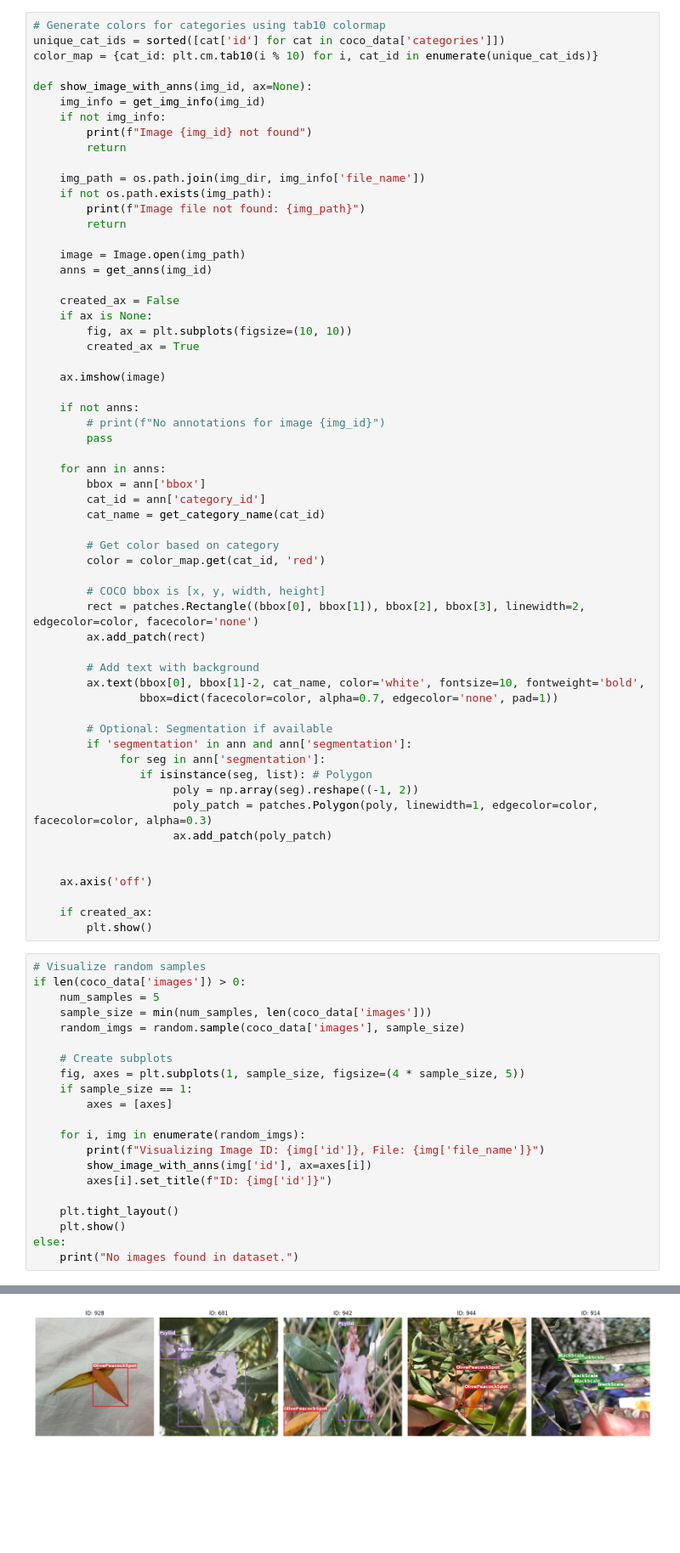
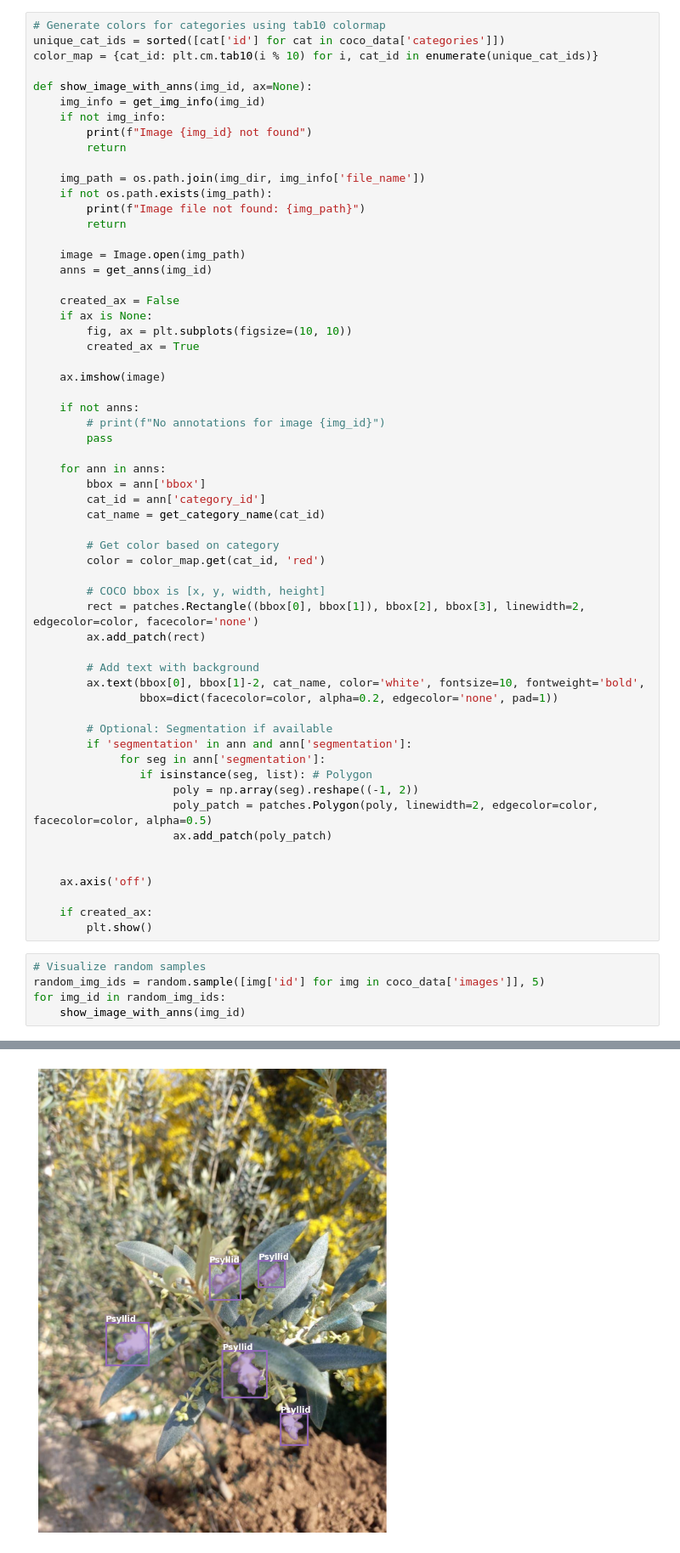
Before and after one commit to DogRog/no-time-to-train, a Jupyter notebook: notebooks/visualize_olive.ipynb, the cells around one changed output, grey strips where cells are left out. Shown at 85% size. Cells and saved outputs as stored; diff of their text form; blank space fills up the shorter version.

```diff
--- a/notebooks/visualize_olive.ipynb
+++ b/notebooks/visualize_olive.ipynb
@@ -83,14 +83,14 @@ def show_image_with_anns(img_id, ax=None):
 
         # Add text with background
         ax.text(bbox[0], bbox[1]-2, cat_name, color='white', fontsize=10, fontweight='bold',
-                bbox=dict(facecolor=color, alpha=0.7, edgecolor='none', pad=1))
+                bbox=dict(facecolor=color, alpha=0.2, edgecolor='none', pad=1))
 
         # Optional: Segmentation if available
         if 'segmentation' in ann and ann['segmentation']:
              for seg in ann['segmentation']:
                 if isinstance(seg, list): # Polygon
                      poly = np.array(seg).reshape((-1, 2))
-                     poly_patch = patches.Polygon(poly, linewidth=1, edgecolor=color, facecolor=color, alpha=0.3)
+                     poly_patch = patches.Polygon(poly, linewidth=2, edgecolor=color, facecolor=color, alpha=0.5)
                      ax.add_patch(poly_patch)
 
 
@@ -100,23 +100,7 @@ def show_image_with_anns(img_id, ax=None):
         plt.show()
 # %%
 # Visualize random samples
-if len(coco_data['images']) > 0:
-    num_samples = 5
-    sample_size = min(num_samples, len(coco_data['images']))
-    random_imgs = random.sample(coco_data['images'], sample_size)
-
-    # Create subplots
-    fig, axes = plt.subplots(1, sample_size, figsize=(4 * sample_size, 5))
-    if sample_size == 1:
-        axes = [axes]
-
-    for i, img in enumerate(random_imgs):
-        print(f"Visualizing Image ID: {img['id']}, File: {img['file_name']}")
-        show_image_with_anns(img['id'], ax=axes[i])
-        axes[i].set_title(f"ID: {img['id']}")
-
-    plt.tight_layout()
-    plt.show()
-else:
-    print("No images found in dataset.")
+random_img_ids = random.sample([img['id'] for img in coco_data['images']], 5)
+for img_id in random_img_ids:
+    show_image_with_anns(img_id)
 # %% [output]
@@ -128 +107 @@ Visualizing Image ID: 914, File: 000000000293.jpg
-[figure, old version]
+[figure, new version]
```
Also changed, not shown: parts of 1 cell of this notebook, 3 other files.
